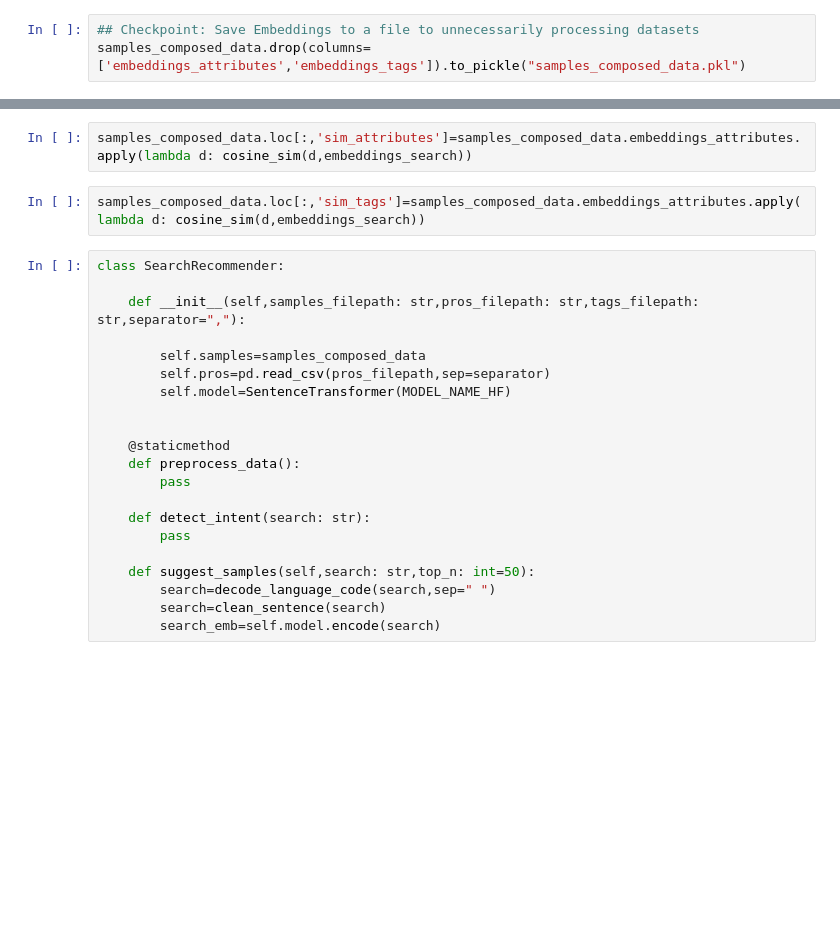
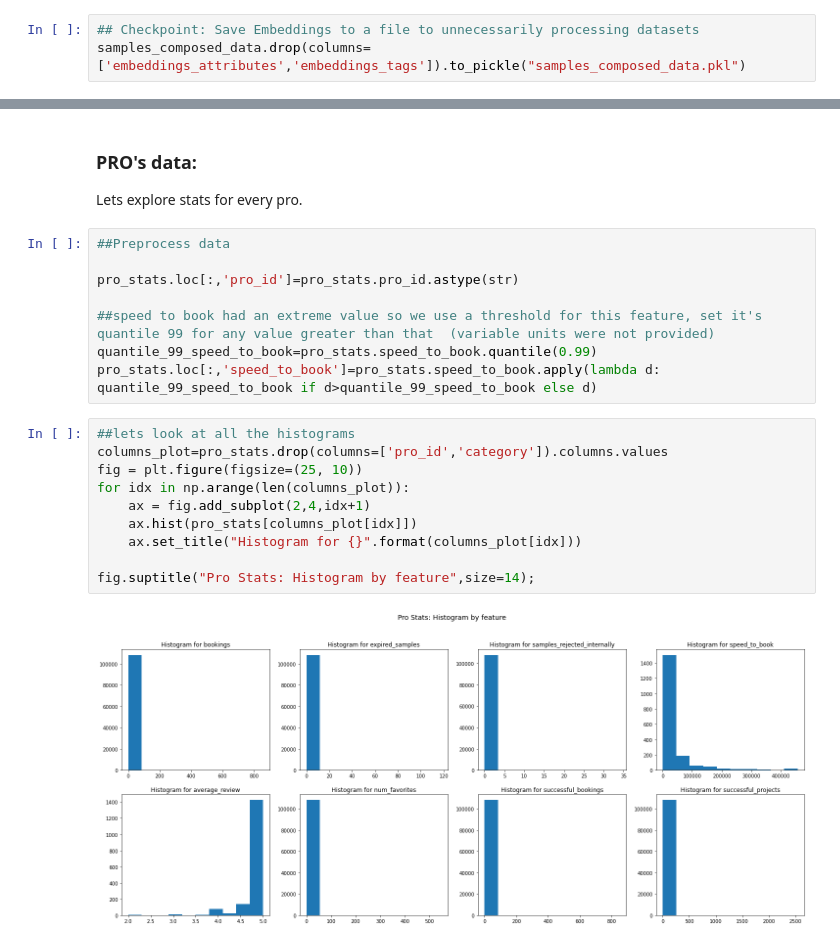
Before and after one commit to statscol/bs-ds-test, a Jupyter notebook: 01-Data Exploration,Wrangling,Feature Engineering.ipynb, the cells around one changed output, grey strips where cells are left out. Drawn from its saved outputs; the diff is of its cells as text; blank space fills up the shorter version.

```diff
--- a/01-Data Exploration,Wrangling,Feature Engineering.ipynb
+++ b/01-Data Exploration,Wrangling,Feature Engineering.ipynb
@@ -190,25 +163,24 @@ british voice
-# %%
-samples_composed_data.loc[:,'sim_attributes']=samples_composed_data.embeddings_attributes.apply(lambda d: cosine_sim(d,embeddings_search))
-# %%
-samples_composed_data.loc[:,'sim_tags']=samples_composed_data.embeddings_attributes.apply(lambda d: cosine_sim(d,embeddings_search))
-# %%
-class SearchRecommender:
-
-    def __init__(self,samples_filepath: str,pros_filepath: str,tags_filepath: str,separator=","):
-
-        self.samples=samples_composed_data
-        self.pros=pd.read_csv(pros_filepath,sep=separator)
-        self.model=SentenceTransformer(MODEL_NAME_HF)
-
-
-    @staticmethod
-    def preprocess_data():
-        pass
-
-    def detect_intent(search: str):
-        pass
-
-    def suggest_samples(self,search: str,top_n: int=50):
-        search=decode_language_code(search,sep=" ")
-        search=clean_sentence(search)
-        search_emb=self.model.encode(search)
+# %% [markdown]
+### PRO's data:
+
+Lets explore stats for every pro.
+# %%
+##Preprocess data
+
+pro_stats.loc[:,'pro_id']=pro_stats.pro_id.astype(str)
+
+##speed to book had an extreme value so we use a threshold for this feature, set it's quantile 99 for any value greater than that  (variable units were not provided)
+quantile_99_speed_to_book=pro_stats.speed_to_book.quantile(0.99)
+pro_stats.loc[:,'speed_to_book']=pro_stats.speed_to_book.apply(lambda d: quantile_99_speed_to_book if d>quantile_99_speed_to_book else d)
+# %%
+##lets look at all the histograms
+columns_plot=pro_stats.drop(columns=['pro_id','category']).columns.values
+fig = plt.figure(figsize=(25, 10))
+for idx in np.arange(len(columns_plot)):
+    ax = fig.add_subplot(2,4,idx+1)
+    ax.hist(pro_stats[columns_plot[idx]])
+    ax.set_title("Histogram for {}".format(columns_plot[idx]))
+
+fig.suptitle("Pro Stats: Histogram by feature",size=14);
+# %% [output]
+[figure, added]
```
Also changed, not shown: parts of 33 cells of this notebook, 5 other files.
